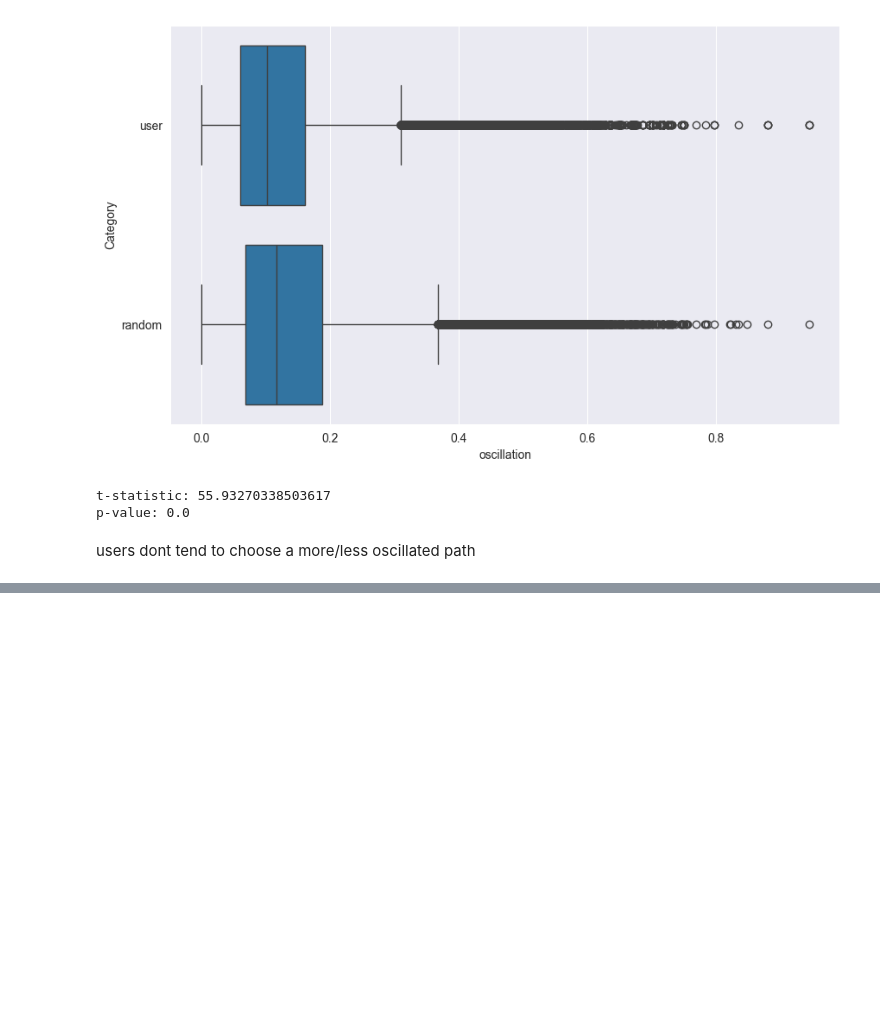
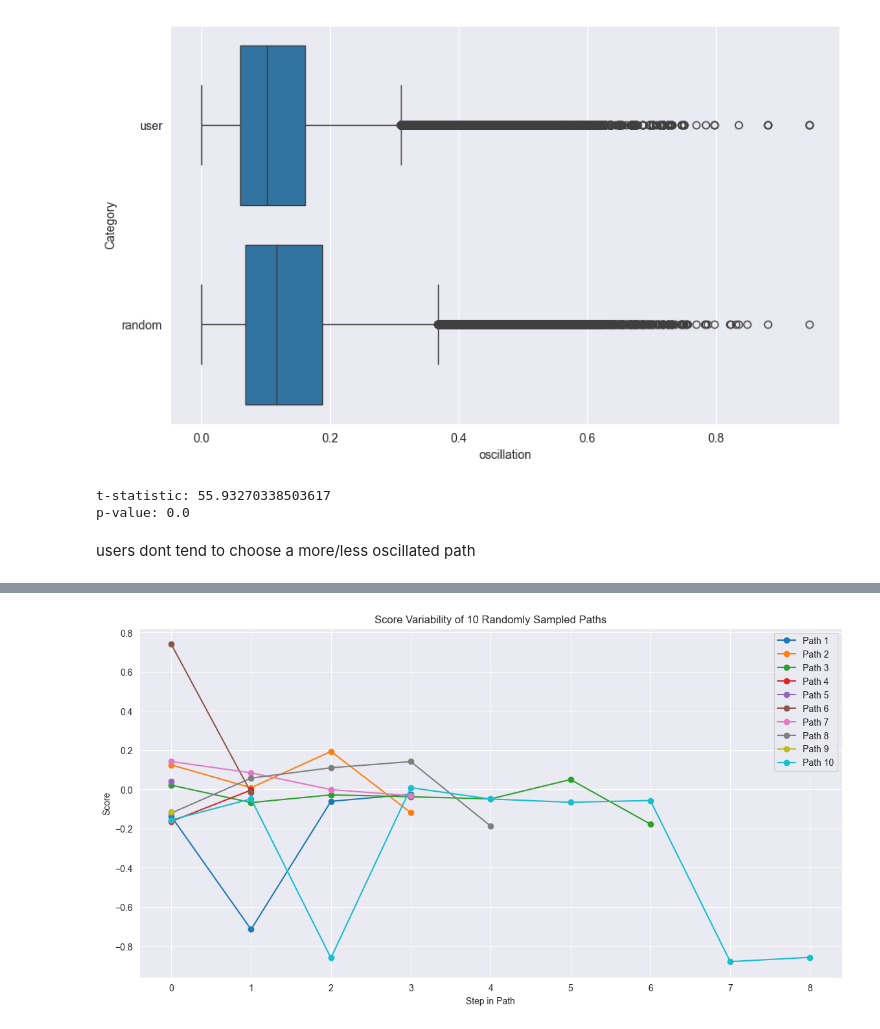
Before and after one commit to epfl-ada/ada-2023-project-statsquad3, a Jupyter notebook: subquestion4.ipynb, the cells around one changed output, grey strips where cells are left out. Saved outputs shown, nothing was run; the diff lists cells and outputs as text; code cells hidden in the pictures; blank space fills up the shorter version.

```diff
--- a/subquestion4.ipynb
+++ b/subquestion4.ipynb
@@ -226,0 +296,18 @@ users dont tend to choose a more/less oscillated path
+# %%
+sampled_paths_10 = df['Scores'].sample(10)
+plt.figure(figsize=(14, 7))
+colors = [
+    'tab:blue', 'tab:orange', 'tab:green', 'tab:red', 'tab:purple',
+    'tab:brown', 'tab:pink', 'tab:gray', 'tab:olive', 'tab:cyan'
+]
+for i, (scores, color) in enumerate(zip(sampled_paths_10, colors), start=1):
+    plt.plot(scores, marker='o', label=f'Path {i}', color=color)
+
+plt.title('Score Variability of 10 Randomly Sampled Paths')
+plt.xlabel('Step in Path')
+plt.ylabel('Score')
+plt.legend()
+plt.grid(True)
+plt.show()
+# %% [output]
+[figure, added]
```
Also changed, not shown: parts of 19 cells of this notebook.
